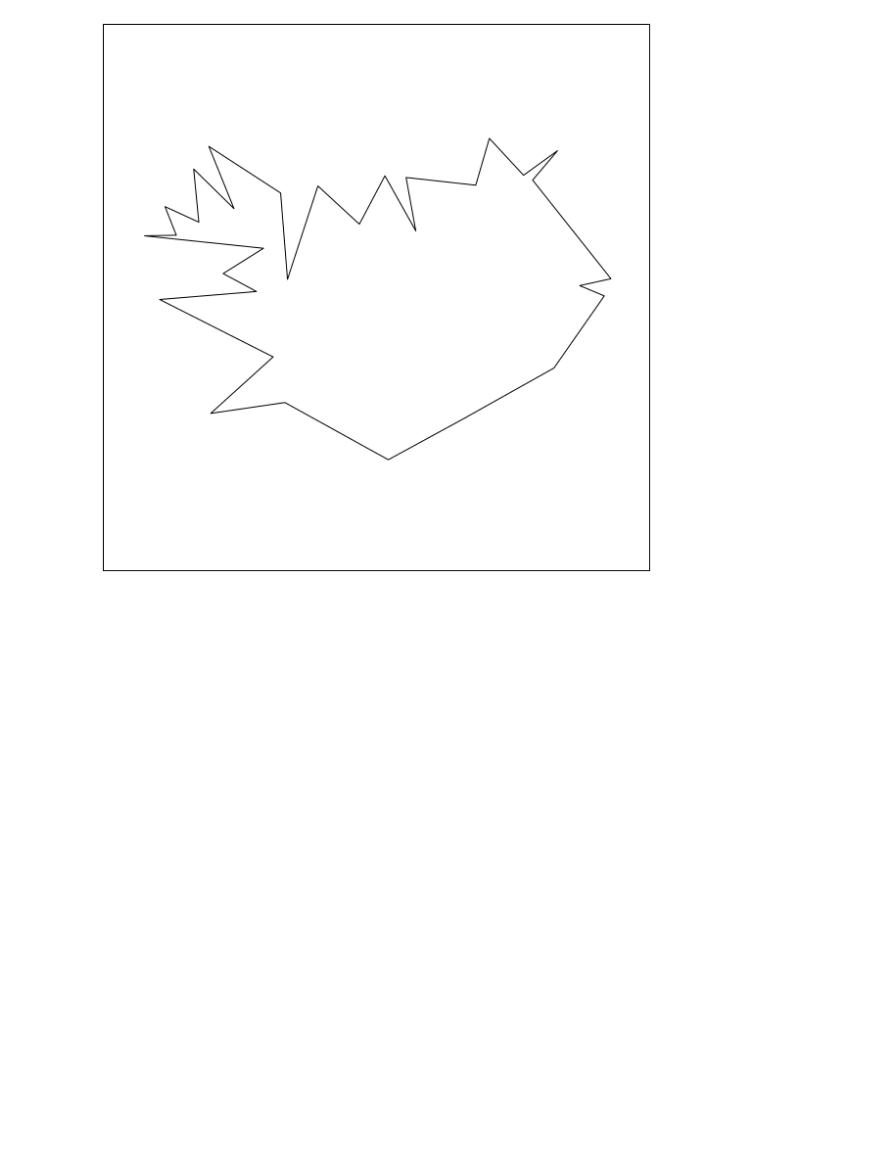
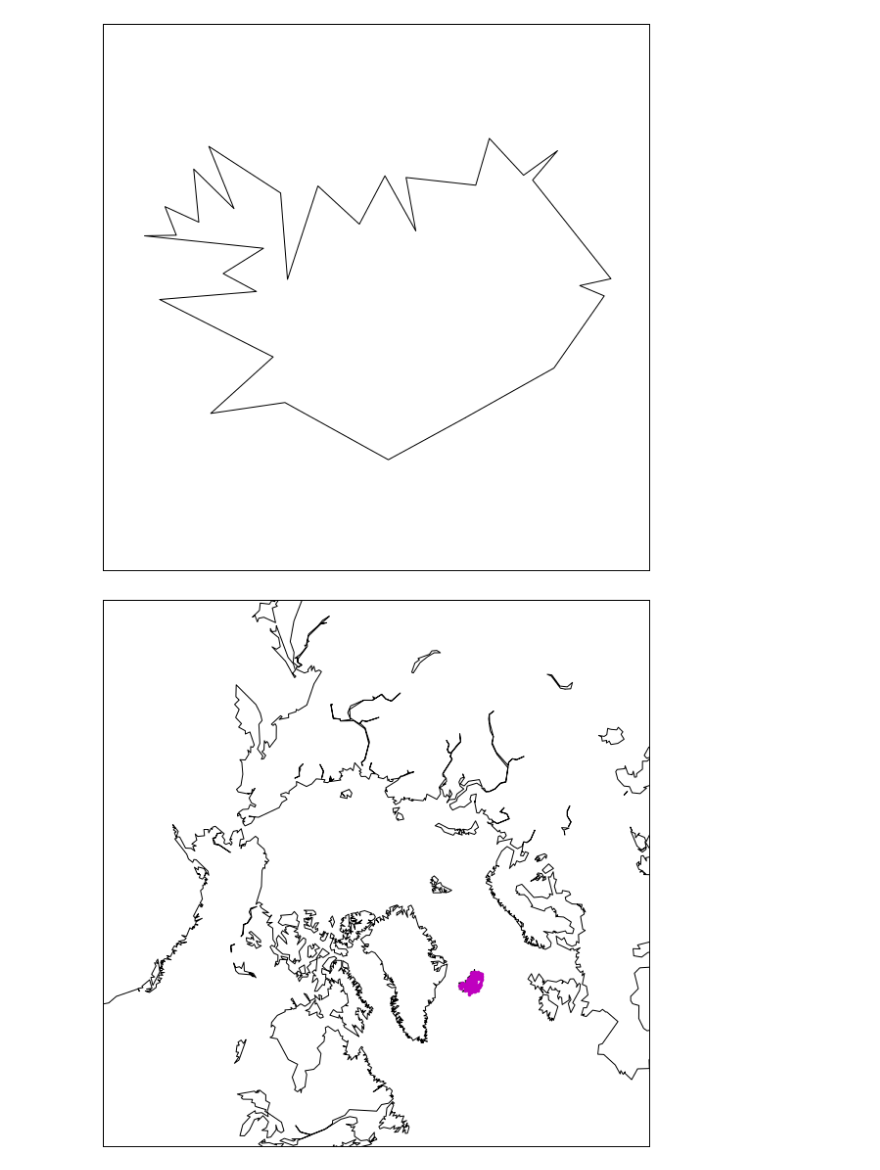
Before and after one commit to p-madden/sea-2016-tutorial, a Jupyter notebook: module-3.ipynb, the cells around one changed output. Drawn from its saved outputs; the diff is of its cells as text; code cells hidden in the pictures; blank space fills up the shorter version.

```diff
--- a/module-3.ipynb
+++ b/module-3.ipynb
@@ -131,3 +155,35 @@ map.drawcoastlines()
 plt.draw()
 # %% [output]
 [figure]
+# %%
+%matplotlib inline
+url = ('http://opendap.apps.nsidc.org:80/opendap/DATASETS/'
+       'nsidc0530_MEASURES_nhsnow_daily25/2012/nhtsd25e2_20120101_v01r01.nc?'
+       'latitude[453:1:476][310:1:338],'
+       'longitude[453:1:476][310:1:338],'
+       'merged_snow_cover_extent[0:1:0][453:1:476][310:1:338]'
+)
+dataset = netCDF4.Dataset(url)
+latitude = np.array(dataset.variables['latitude'])
+longitude = np.array(dataset.variables['longitude'])
+msce = np.array(dataset.variables['merged_snow_cover_extent'])[0, :, :]
+from mpl_toolkits.basemap import Basemap
+import matplotlib.pyplot as plt
+plt.figure(figsize=(10, 10))
+map = Basemap(projection='npstere', boundinglat=45, lon_0=300)
+map.drawcoastlines()
+lats = []
+lons = []
+for row in range(0, latitude.shape[0]):
+    for col in range(0, latitude.shape[1]):
+        lat = latitude[row][col]
+        lon = longitude[row][col]
+        cover = msce[row][col]
+        if lat >= 45 and cover in range(10, 17):
+            lats.append(lat)
+            lons.append(lon)
+x, y = map(lons, lats)
+map.plot(x, y, 'm.')
+plt.draw()
+# %% [output]
+[figure, added]
```
Also changed, not shown: parts of 12 cells of this notebook.
